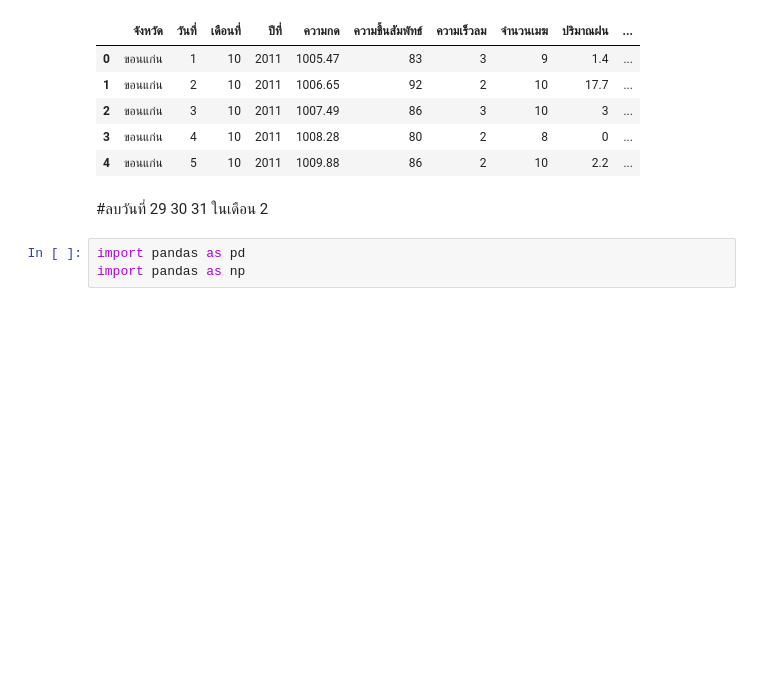
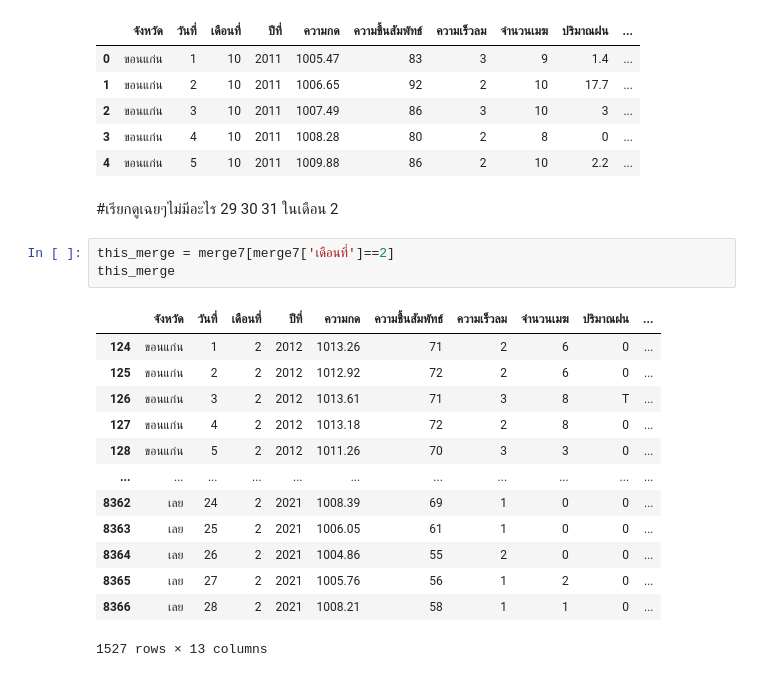
Before and after one commit to Kanchanasud/bsc_dpdm22, a Jupyter notebook: Quiz_Group_5_20_of_Midterm33.ipynb, the cells around one changed output. Drawn from its saved outputs; the diff is of its cells as text; blank space fills up the shorter version.

```diff
--- a/Quiz_Group_5_20_of_Midterm33.ipynb
+++ b/Quiz_Group_5_20_of_Midterm33.ipynb
@@ -774,7 +778,21 @@ merge7.head()
 | 3 | ขอนแก่น | 4 | 10 | 2011 | 1008.28 | 80 | 2 | 8 | 0 | ... |
 | 4 | ขอนแก่น | 5 | 10 | 2011 | 1009.88 | 86 | 2 | 10 | 2.2 | ... |
 # %% [markdown]
-#ลบวันที่ 29 30 31 ในเดือน 2
+#เรียกดูเฉยๆไม่มีอะไร 29 30 31 ในเดือน 2
-# %%
-import pandas as pd
-import pandas as np
+# %%
+this_merge = merge7[merge7['เดือนที่']==2]
+this_merge
+# %% [output]
+|  | จังหวัด | วันที่ | เดือนที่ | ปีที่ | ความกด | ความชื้นสัมพัทธ์ | ความเร็วลม | จำนวนเมฆ | ปริมาณฝน | ... |
+| 124 | ขอนแก่น | 1 | 2 | 2012 | 1013.26 | 71 | 2 | 6 | 0 | ... |
+| 125 | ขอนแก่น | 2 | 2 | 2012 | 1012.92 | 72 | 2 | 6 | 0 | ... |
+| 126 | ขอนแก่น | 3 | 2 | 2012 | 1013.61 | 71 | 3 | 8 | T | ... |
+| 127 | ขอนแก่น | 4 | 2 | 2012 | 1013.18 | 72 | 2 | 8 | 0 | ... |
+| 128 | ขอนแก่น | 5 | 2 | 2012 | 1011.26 | 70 | 3 | 3 | 0 | ... |
+| ... | ... | ... | ... | ... | ... | ... | ... | ... | ... | ... |
+| 8362 | เลย | 24 | 2 | 2021 | 1008.39 | 69 | 1 | 0 | 0 | ... |
+| 8363 | เลย | 25 | 2 | 2021 | 1006.05 | 61 | 1 | 0 | 0 | ... |
+| 8364 | เลย | 26 | 2 | 2021 | 1004.86 | 55 | 2 | 0 | 0 | ... |
+| 8365 | เลย | 27 | 2 | 2021 | 1005.76 | 56 | 1 | 2 | 0 | ... |
+| 8366 | เลย | 28 | 2 | 2021 | 1008.21 | 58 | 1 | 1 | 0 | ... |
+1527 rows × 13 columns
```
Also changed, not shown: parts of 13 cells of this notebook.
